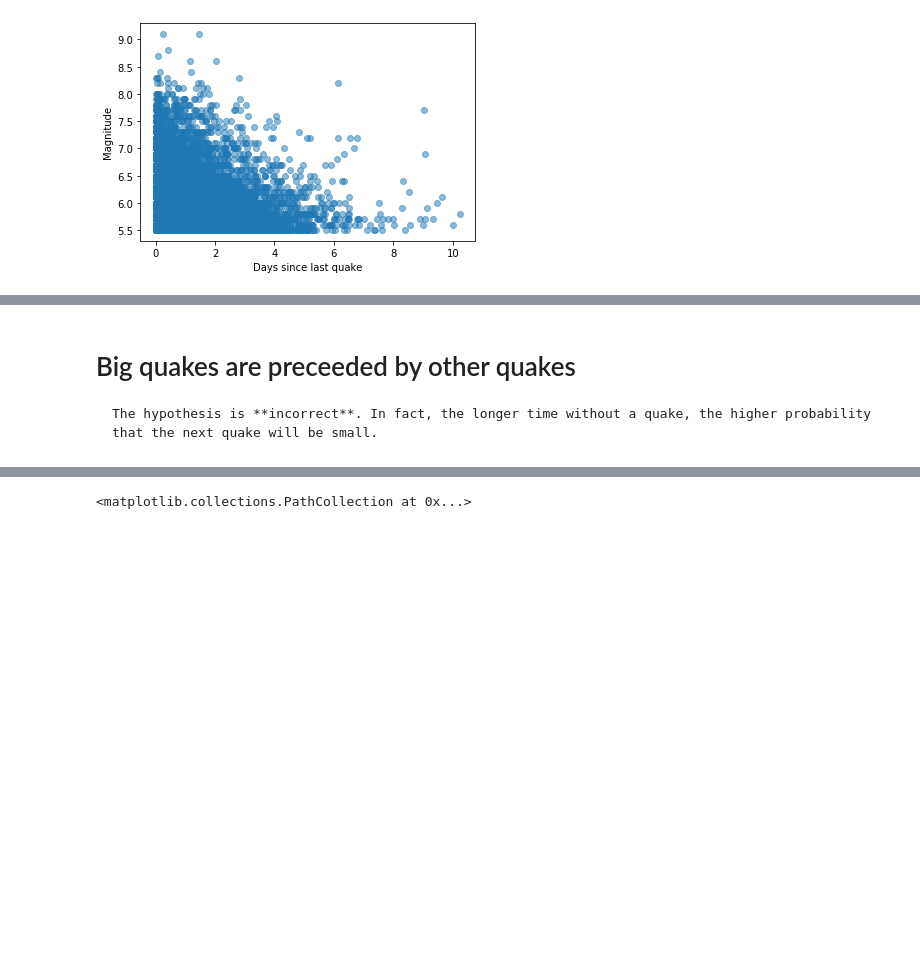
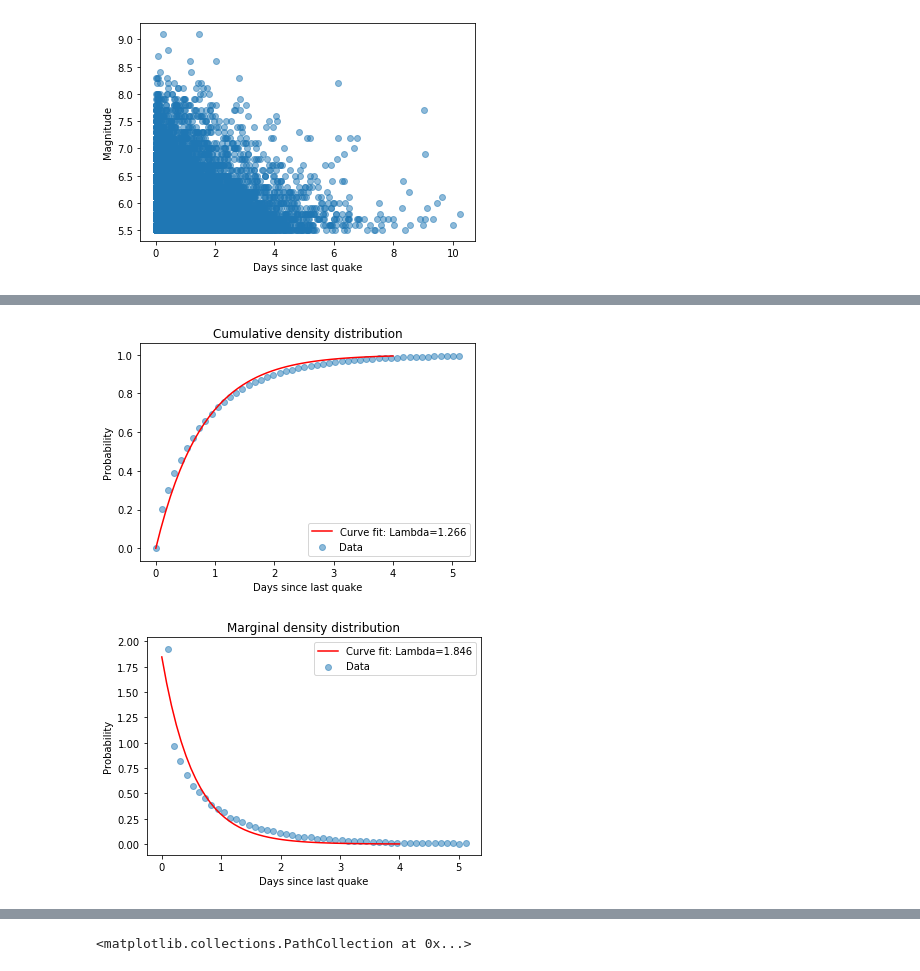
Before and after one commit to royceschultz/Data-Analysis, a Jupyter notebook: Earthquakes/Earthquake.ipynb, the cells around one changed output, grey strips where cells are left out. Drawn from its saved outputs; the diff is of its cells as text; code cells hidden in the pictures; blank space fills up the shorter version.

```diff
--- a/Earthquakes/Earthquake.ipynb
+++ b/Earthquakes/Earthquake.ipynb
@@ -102,3 +110,44 @@ plt.xlabel('Time since last Quake (days)')
-# %% [markdown]
-# Big quakes are preceeded by other quakes
-    The hypothesis is **incorrect**. In fact, the longer time without a quake, the higher probability that the next quake will be small.
+# %%
+def cumulative_density(x, lamb):
+    return 1 - np.exp(-lamb * x)
+
+def marginal_density(x, lamb):
+    return lamb * np.exp(-lamb * x)
+# %%
+density = 50
+
+max_x = df.Last_Quake_sec.max() / (24*60*60)
+x = np.linspace(0,.5*max_x,density)
+y = np.linspace(0,0,density)
+for i in range(density):
+    y[i] = len(df[df.Last_Quake_sec < 24*60*60*x[i]]) / len(df)
+
+plt.scatter(x,y, alpha=0.5, label='Data')
+
+popt, pcov = curve_fit(cumulative_density, x, y)
+plt.plot(xdata, cumulative_density(xdata, *popt), 'r-',label='Curve fit: Lambda=%5.3f' % tuple(popt))
+
+plt.title('Cumulative density distribution')
+plt.xlabel('Days since last quake')
+plt.ylabel('Probability')
+plt.legend()
+
+plt.figure()
+dx = np.diff(x)
+dy = np.diff(y)
+new_x = x[1:]
+
+plt.scatter(new_x,dy/dx, alpha=0.5, label='Data')
+
+popt, pcov = curve_fit(marginal_density, new_x, dy/dx)
+plt.plot(xdata, marginal_density(xdata, *popt), 'r-',label='Curve fit: Lambda=%5.3f' % tuple(popt))
+
+plt.title('Marginal density distribution')
+plt.xlabel('Days since last quake')
+plt.ylabel('Probability')
+plt.legend()
+
+plt.show()
+# %% [output]
+[figure, added]
+[figure, added]
```
Also changed, not shown: parts of 11 cells of this notebook.
